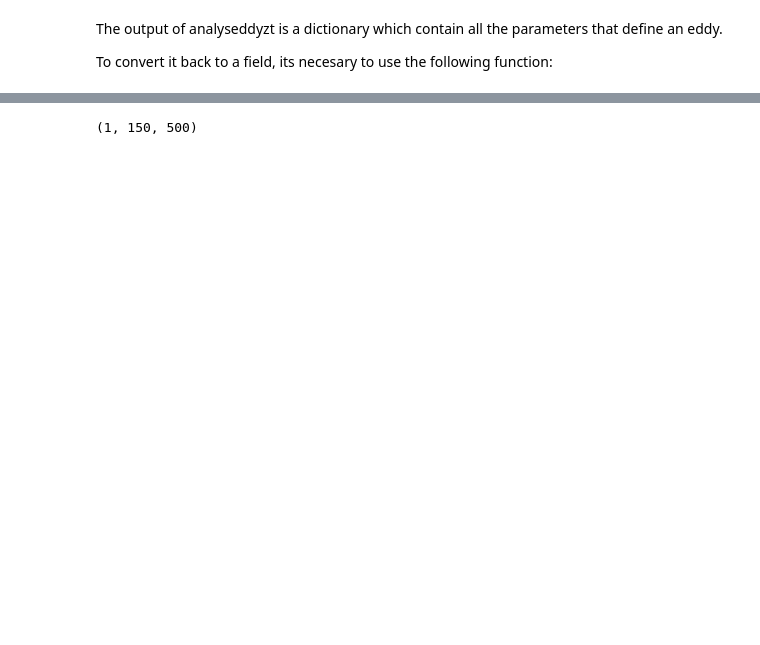
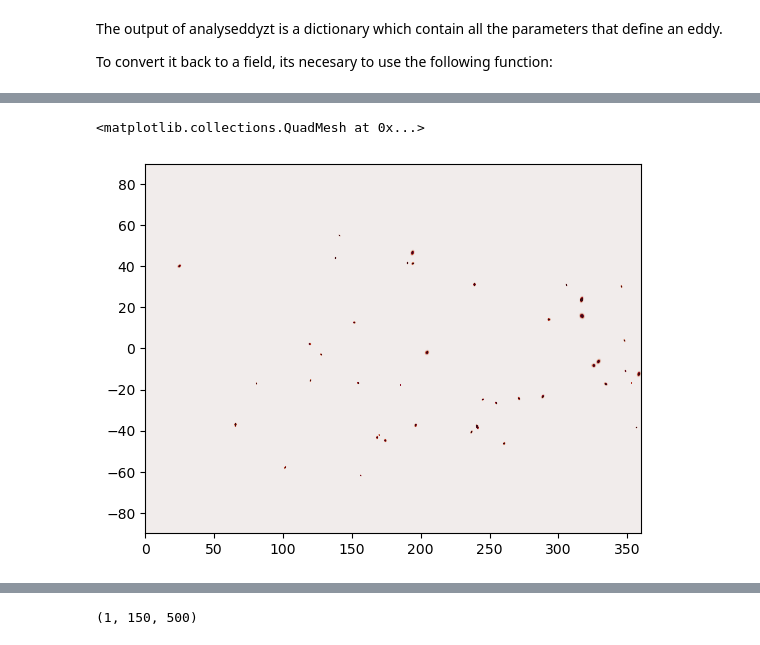
Before and after one commit to josuemtzmo/trackeddy, a Jupyter notebook: examples/How_Trackeddy_Works.ipynb, the cells around one changed output, grey strips where cells are left out. Saved outputs shown, nothing was run; the diff lists cells and outputs as text; code cells hidden in the pictures; blank space fills up the shorter version.

```diff
--- a/examples/How_Trackeddy_Works.ipynb
+++ b/examples/How_Trackeddy_Works.ipynb
@@ -63,7 +63,7 @@ checkarea={'mesoscale':2*np.pi}
 preferences={'ellipse':0.85,'eccentricity':0.85,'gaussian':0.8}
 # %%
 # Levels to be analysed and to extract positive eddies from anomaly
-levels = {'max':sla[0,:,:].max(),'min':0.01,'step':0.03}
+levels = {'max':0.01,'min':0.01,'step':0.01}
 # %% [markdown]
 Make sure the dimention of the input matrix is 3D, which where the first index corresponds to time and the other two correspond to spatial dimentions. For example:
 
@@ -86,6 +91,9 @@ positive_eddy_field=reconstruct_syntetic(shape(sla),lon,lat,positive_eddies)
 # %%
-plt.pcolormesh(lon,lat,positive_eddy_field[0,:,:],vmin=-0.80,vmax=0.80,cmap=cm.cm.balance)#,xan=1,yan=1,figsize=(5,2.5),fontsize=12)
+plt.pcolormesh(lon,lat,positive_eddy_field[0,:,:],vmin=-0.01,vmax=0.01,cmap=cm.cm.balance)#,xan=1,yan=1,figsize=(5,2.5),fontsize=12)
 # colorbar()
+# %% [output]
+<matplotlib.collections.QuadMesh at 0x...>
+[figure, added]
 # %%
 # Levels to be analysed and to extract negative eddies from anomaly
 levels = {'max':sla[0,:,:].min(),'min':-0.01,'step':-0.03}
```
Also changed, not shown: parts of 11 cells of this notebook, 11 other files.
